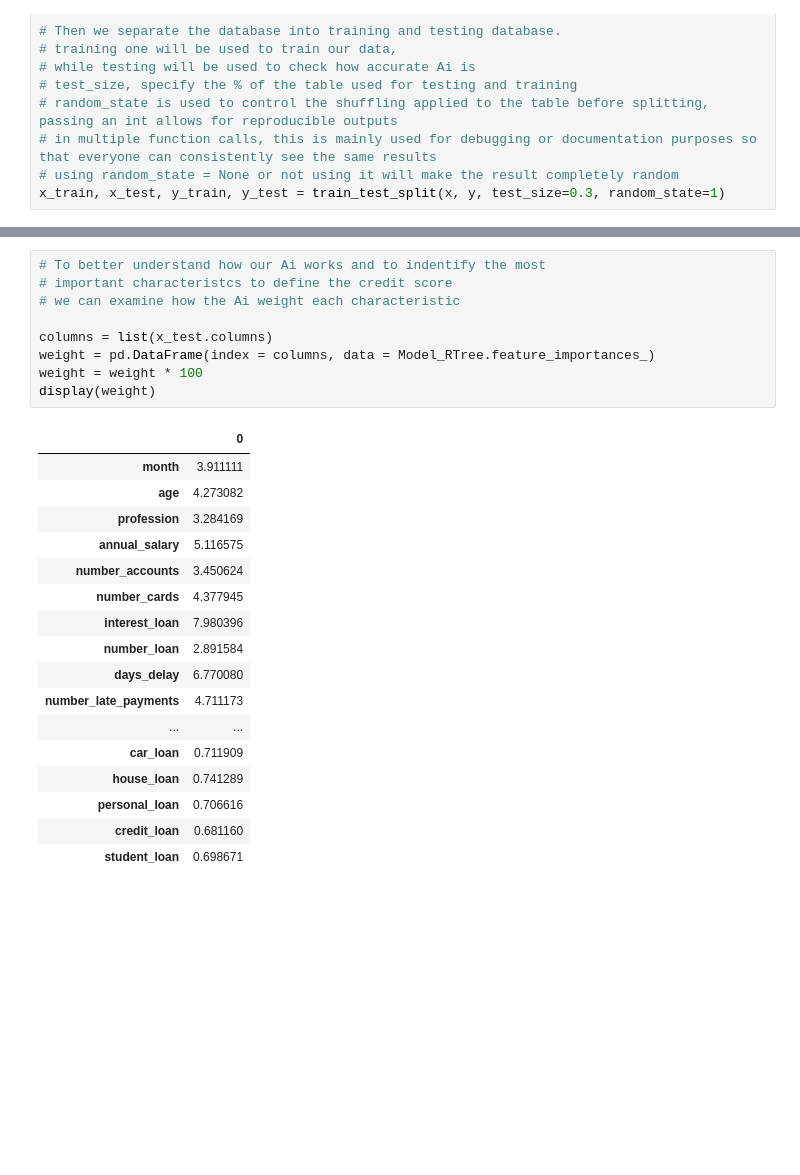
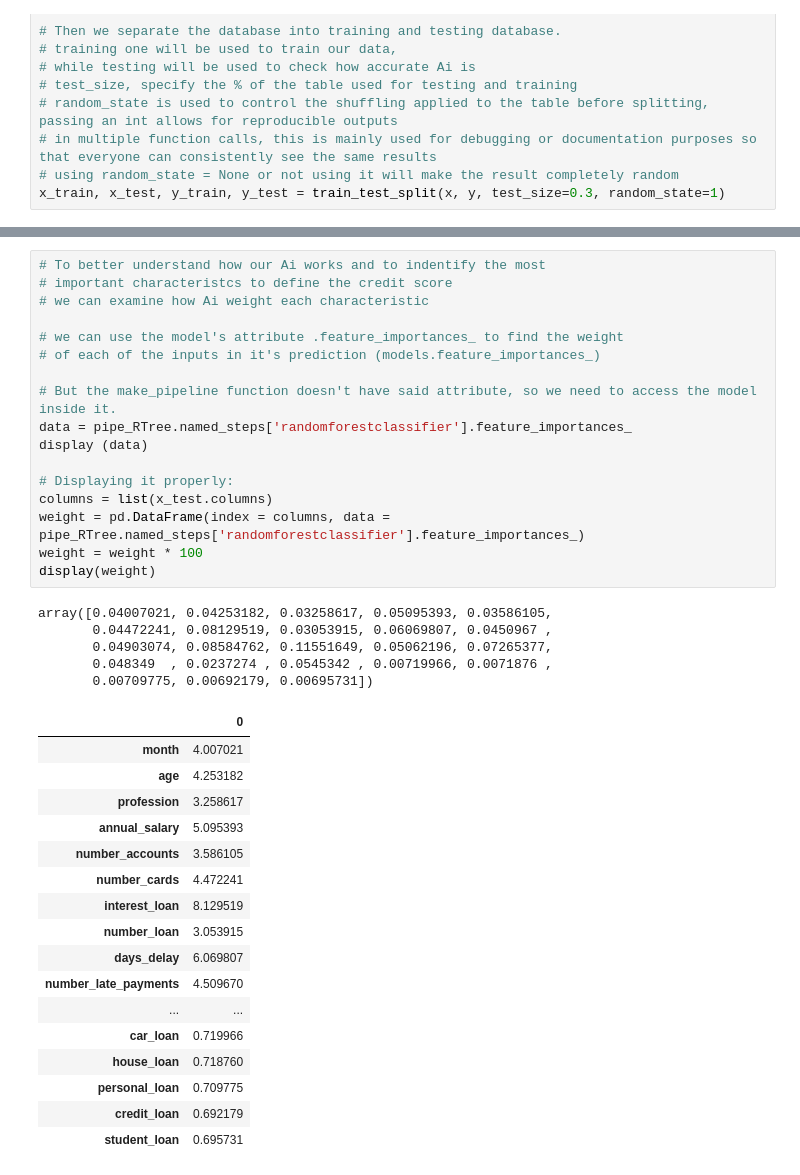
Before and after one commit to DerickRedDanger/Hashtag---Python-Journey, a Jupyter notebook: Project_3-Artificial_Intelligence_and_Predictions/inicial.ipynb, the cells around one changed output, grey strips where cells are left out. Drawn from its saved outputs; the diff is of its cells as text; blank space fills up the shorter version.

```diff
--- a/Project_3-Artificial_Intelligence_and_Predictions/inicial.ipynb
+++ b/Project_3-Artificial_Intelligence_and_Predictions/inicial.ipynb
@@ -230,28 +243,41 @@ array(['Poor', 'Good', 'Standard'], dtype=object)
 # %%
 # To better understand how our Ai works and to indentify the most
 # important characteristcs to define the credit score
-# we can examine how the Ai weight each characteristic
+# we can examine how Ai weight each characteristic
 
+# we can use the model's attribute .feature_importances_ to find the weight
+# of each of the inputs in it's prediction (models.feature_importances_)
+
+# But the make_pipeline function doesn't have said attribute, so we need to access the model inside it.
+data = pipe_RTree.named_steps['randomforestclassifier'].feature_importances_
+display (data)
+
+# Displaying it properly:
 columns = list(x_test.columns)
-weight = pd.DataFrame(index = columns, data = Model_RTree.feature_importances_)
+weight = pd.DataFrame(index = columns, data = pipe_RTree.named_steps['randomforestclassifier'].feature_importances_)
 weight = weight * 100
 display(weight)
 # %% [output]
+array([0.04007021, 0.04253182, 0.03258617, 0.05095393, 0.03586105,
+       0.04472241, 0.08129519, 0.03053915, 0.06069807, 0.0450967 ,
+       0.04903074, 0.08584762, 0.11551649, 0.05062196, 0.07265377,
+       0.048349  , 0.0237274 , 0.0545342 , 0.00719966, 0.0071876 ,
+       0.00709775, 0.00692179, 0.00695731])
 |  | 0 |
-| month | 3.911111 |
-| age | 4.273082 |
-| profession | 3.284169 |
-| annual_salary | 5.116575 |
-| number_accounts | 3.450624 |
-| number_cards | 4.377945 |
-| interest_loan | 7.980396 |
-| number_loan | 2.891584 |
-| days_delay | 6.770080 |
-| number_late_payments | 4.711173 |
+| month | 4.007021 |
+| age | 4.253182 |
+| profession | 3.258617 |
+| annual_salary | 5.095393 |
+| number_accounts | 3.586105 |
+| number_cards | 4.472241 |
+| interest_loan | 8.129519 |
+| number_loan | 3.053915 |
+| days_delay | 6.069807 |
+| number_late_payments | 4.509670 |
 | ... | ... |
-| car_loan | 0.711909 |
-| house_loan | 0.741289 |
-| personal_loan | 0.706616 |
-| credit_loan | 0.681160 |
-| student_loan | 0.698671 |
+| car_loan | 0.719966 |
+| house_loan | 0.718760 |
+| personal_loan | 0.709775 |
+| credit_loan | 0.692179 |
+| student_loan | 0.695731 |
 # %%
```
Also changed, not shown: parts of 4 cells of this notebook, 1 other file.
